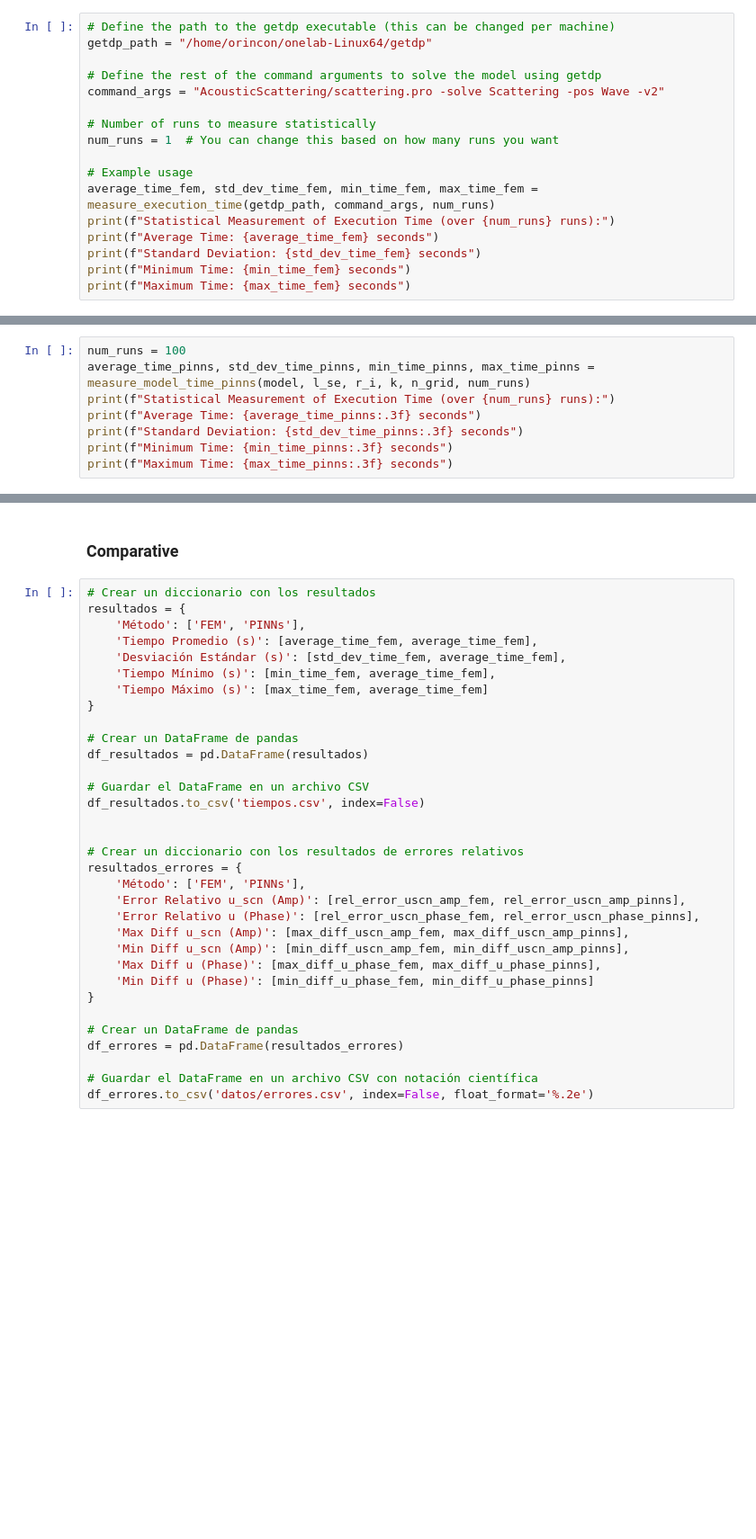
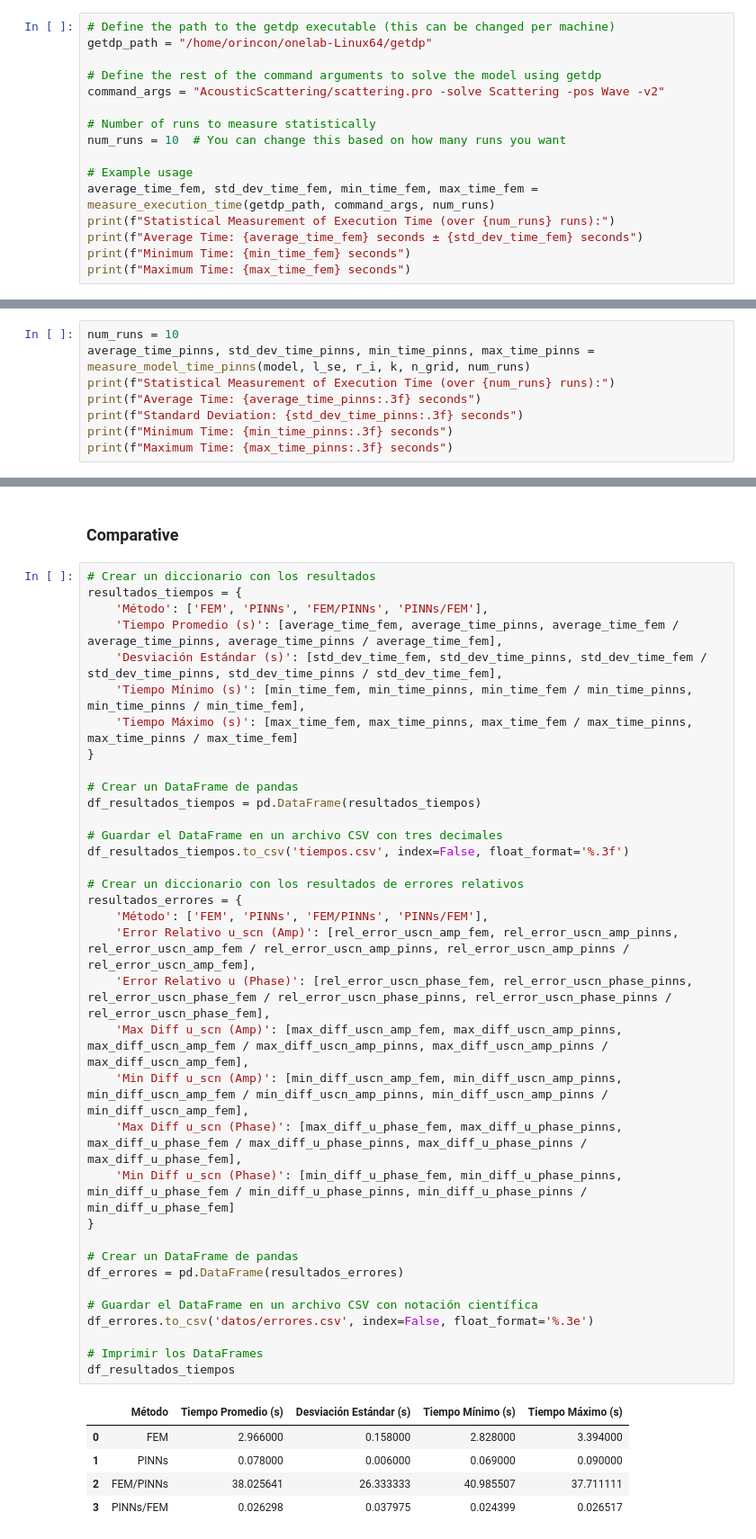
Before and after one commit to oscar-rincon/scattering-problem, a Jupyter notebook: main/analysis_scat_circ.ipynb, the cells around one changed output, grey strips where cells are left out. Shown at 90% size. Cells and saved outputs as stored; diff of their text form; blank space fills up the shorter version.

```diff
--- a/main/analysis_scat_circ.ipynb
+++ b/main/analysis_scat_circ.ipynb
@@ -101,13 +104,12 @@ getdp_path = "/home/orincon/onelab-Linux64/getdp"
 command_args = "AcousticScattering/scattering.pro -solve Scattering -pos Wave -v2"
 
 # Number of runs to measure statistically
-num_runs = 1  # You can change this based on how many runs you want
+num_runs = 10  # You can change this based on how many runs you want
 
 # Example usage
 average_time_fem, std_dev_time_fem, min_time_fem, max_time_fem = measure_execution_time(getdp_path, command_args, num_runs)
 print(f"Statistical Measurement of Execution Time (over {num_runs} runs):")
-print(f"Average Time: {average_time_fem} seconds")
-print(f"Standard Deviation: {std_dev_time_fem} seconds")
+print(f"Average Time: {average_time_fem} seconds ± {std_dev_time_fem} seconds")
 print(f"Minimum Time: {min_time_fem} seconds")
 print(f"Maximum Time: {max_time_fem} seconds")
 # %% [output]
@@ -175,7 +177,7 @@ Min diff in the total field (u): -8.36e-02
 # %% [markdown]
 #### Computation time
 # %%
-num_runs = 100
+num_runs = 10
 average_time_pinns, std_dev_time_pinns, min_time_pinns, max_time_pinns = measure_model_time_pinns(model, l_se, r_i, k, n_grid, num_runs)
 print(f"Statistical Measurement of Execution Time (over {num_runs} runs):")
 print(f"Average Time: {average_time_pinns:.3f} seconds")
@@ -198,34 +200,42 @@ Maximum Time: 0.282 seconds
 ### Comparative
 # %%
 # Crear un diccionario con los resultados
-resultados = {
-    'Método': ['FEM', 'PINNs'],
-    'Tiempo Promedio (s)': [average_time_fem, average_time_fem],
-    'Desviación Estándar (s)': [std_dev_time_fem, average_time_fem],
-    'Tiempo Mínimo (s)': [min_time_fem, average_time_fem],
-    'Tiempo Máximo (s)': [max_time_fem, average_time_fem]
+resultados_tiempos = {
+    'Método': ['FEM', 'PINNs', 'FEM/PINNs', 'PINNs/FEM'],
+    'Tiempo Promedio (s)': [average_time_fem, average_time_pinns, average_time_fem / average_time_pinns, average_time_pinns / average_time_fem],
+    'Desviación Estándar (s)': [std_dev_time_fem, std_dev_time_pinns, std_dev_time_fem / std_dev_time_pinns, std_dev_time_pinns / std_dev_time_fem],
+    'Tiempo Mínimo (s)': [min_time_fem, min_time_pinns, min_time_fem / min_time_pinns, min_time_pinns / min_time_fem],
+    'Tiempo Máximo (s)': [max_time_fem, max_time_pinns, max_time_fem / max_time_pinns, max_time_pinns / max_time_fem]
 }
 
 # Crear un DataFrame de pandas
-df_resultados = pd.DataFrame(resultados)
+df_resultados_tiempos = pd.DataFrame(resultados_tiempos)
 
-# Guardar el DataFrame en un archivo CSV
-df_resultados.to_csv('tiempos.csv', index=False)
-
+# Guardar el DataFrame en un archivo CSV con tres decimales
+df_resultados_tiempos.to_csv('tiempos.csv', index=False, float_format='%.3f')
 
 # Crear un diccionario con los resultados de errores relativos
 resultados_errores = {
-    'Método': ['FEM', 'PINNs'],
-    'Error Relativo u_scn (Amp)': [rel_error_uscn_amp_fem, rel_error_uscn_amp_pinns],
-    'Error Relativo u (Phase)': [rel_error_uscn_phase_fem, rel_error_uscn_phase_pinns],
-    'Max Diff u_scn (Amp)': [max_diff_uscn_amp_fem, max_diff_uscn_amp_pinns],
-    'Min Diff u_scn (Amp)': [min_diff_uscn_amp_fem, min_diff_uscn_amp_pinns],
-    'Max Diff u (Phase)': [max_diff_u_phase_fem, max_diff_u_phase_pinns],
-    'Min Diff u (Phase)': [min_diff_u_phase_fem, min_diff_u_phase_pinns]
+    'Método': ['FEM', 'PINNs', 'FEM/PINNs', 'PINNs/FEM'],
+    'Error Relativo u_scn (Amp)': [rel_error_uscn_amp_fem, rel_error_uscn_amp_pinns, rel_error_uscn_amp_fem / rel_error_uscn_amp_pinns, rel_error_uscn_amp_pinns / rel_error_uscn_amp_fem],
+    'Error Relativo u (Phase)': [rel_error_uscn_phase_fem, rel_error_uscn_phase_pinns, rel_error_uscn_phase_fem / rel_error_uscn_phase_pinns, rel_error_uscn_phase_pinns / rel_error_uscn_phase_fem],
+    'Max Diff u_scn (Amp)': [max_diff_uscn_amp_fem, max_diff_uscn_amp_pinns, max_diff_uscn_amp_fem / max_diff_uscn_amp_pinns, max_diff_uscn_amp_pinns / max_diff_uscn_amp_fem],
+    'Min Diff u_scn (Amp)': [min_diff_uscn_amp_fem, min_diff_uscn_amp_pinns, min_diff_uscn_amp_fem / min_diff_uscn_amp_pinns, min_diff_uscn_amp_pinns / min_diff_uscn_amp_fem],
+    'Max Diff u_scn (Phase)': [max_diff_u_phase_fem, max_diff_u_phase_pinns, max_diff_u_phase_fem / max_diff_u_phase_pinns, max_diff_u_phase_pinns / max_diff_u_phase_fem],
+    'Min Diff u_scn (Phase)': [min_diff_u_phase_fem, min_diff_u_phase_pinns, min_diff_u_phase_fem / min_diff_u_phase_pinns, min_diff_u_phase_pinns / min_diff_u_phase_fem]
 }
 
 # Crear un DataFrame de pandas
 df_errores = pd.DataFrame(resultados_errores)
 
 # Guardar el DataFrame en un archivo CSV con notación científica
-df_errores.to_csv('datos/errores.csv', index=False, float_format='%.2e')
+df_errores.to_csv('datos/errores.csv', index=False, float_format='%.3e')
+
+# Imprimir los DataFrames
+df_resultados_tiempos
+# %% [output]
+|  | Método | Tiempo Promedio (s) | Desviación Estándar (s) | Tiempo Mínimo (s) | Tiempo Máximo (s) |
+| 0 | FEM | 2.966000 | 0.158000 | 2.828000 | 3.394000 |
+| 1 | PINNs | 0.078000 | 0.006000 | 0.069000 | 0.090000 |
+| 2 | FEM/PINNs | 38.025641 | 26.333333 | 40.985507 | 37.711111 |
+| 3 | PINNs/FEM | 0.026298 | 0.037975 | 0.024399 | 0.026517 |
```
Also changed, not shown: parts of 7 cells of this notebook, 7 other files.
